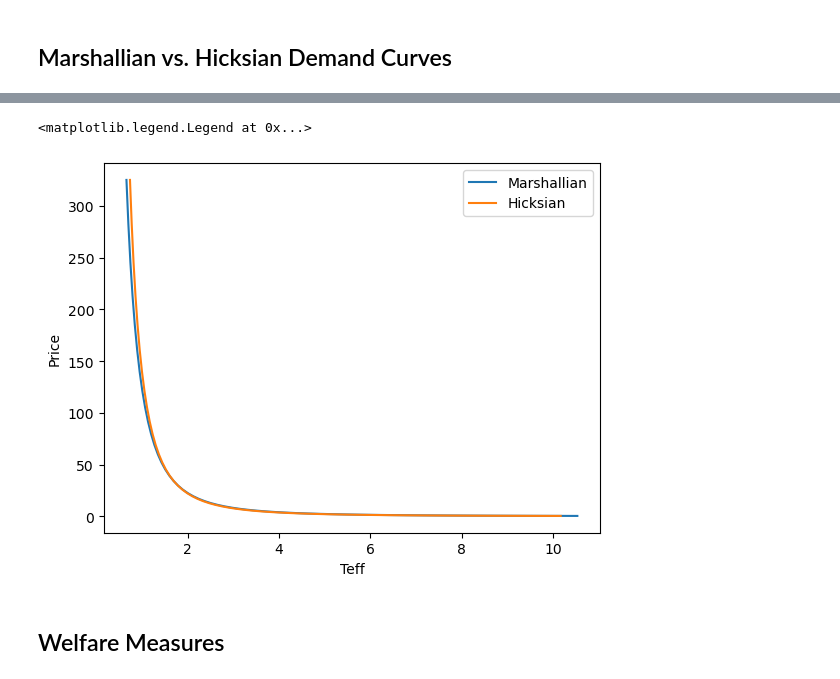
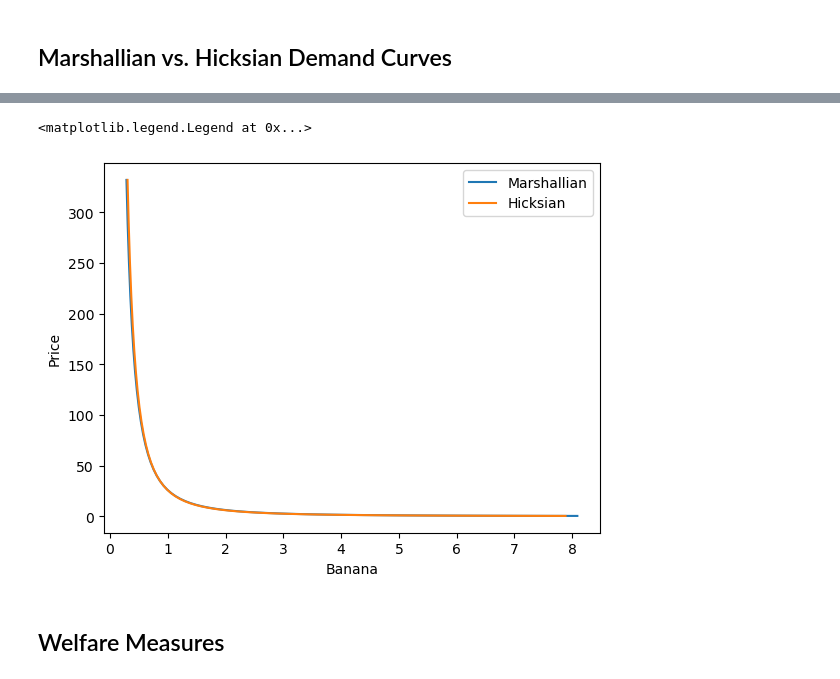
Before and after one commit to lauremariho/proj4_LutherBurbank, a Jupyter notebook: ethiopia_code.ipynb, the cells around one changed output, grey strips where cells are left out. Saved outputs shown, nothing was run; the diff lists cells and outputs as text; code cells hidden in the pictures.

```diff
--- a/ethiopia_code.ipynb
+++ b/ethiopia_code.ipynb
@@ -777,21 +797,21 @@ From the Demand section, we see the continuing use of the variables r, rdi, pbar
 # %%
 %matplotlib inline
 
-my_j = 'Teff'  # Ethiopian food of reference
+my_j = 'Banana'  # Ethiopian food of reference
 
 P = np.geomspace(.01,10,50)*pbar[my_j]
 
 # Utility of median household, given prices
 U0 = r.indirect_utility(xref,pbar)
 
 plt.plot([r.demands(xref,my_prices(my_j,p0))[my_j] for p0 in P],P)
 plt.plot([r.demands(U0,my_prices(my_j,p0),type="Hicksian")[my_j] for p0 in P],P)
 plt.ylabel('Price')
 plt.xlabel(my_j)
 plt.legend(("Marshallian","Hicksian"))
 # %% [output]
 <matplotlib.legend.Legend at 0x...>
-[figure, old version]
+[figure, new version]
 # %% [markdown]
 ## Welfare Measures
 # %%
```
Also changed, not shown: parts of 12 cells of this notebook, 2 other files.
